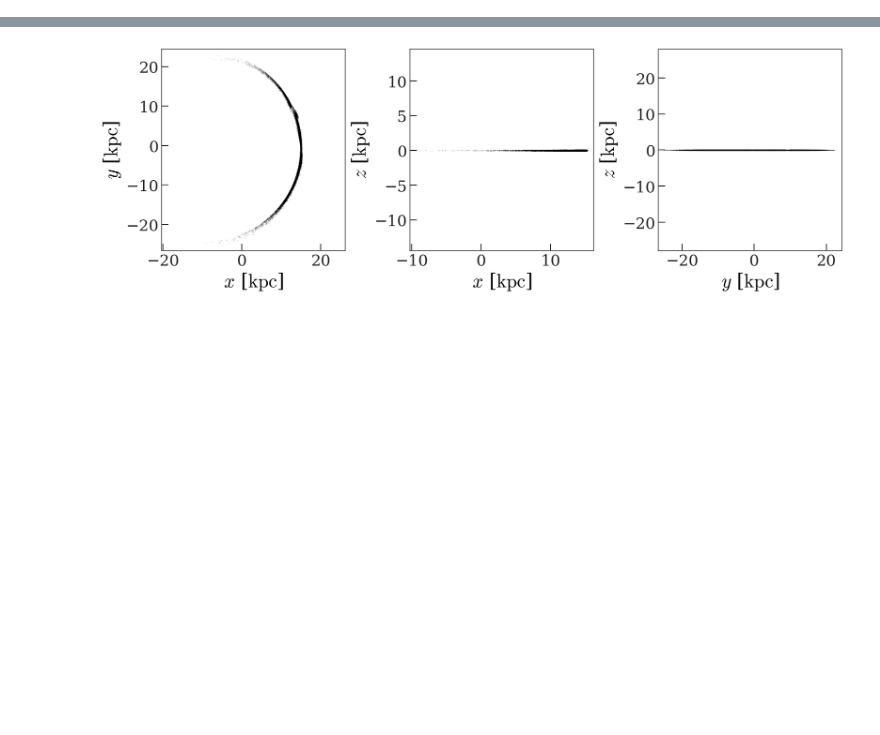
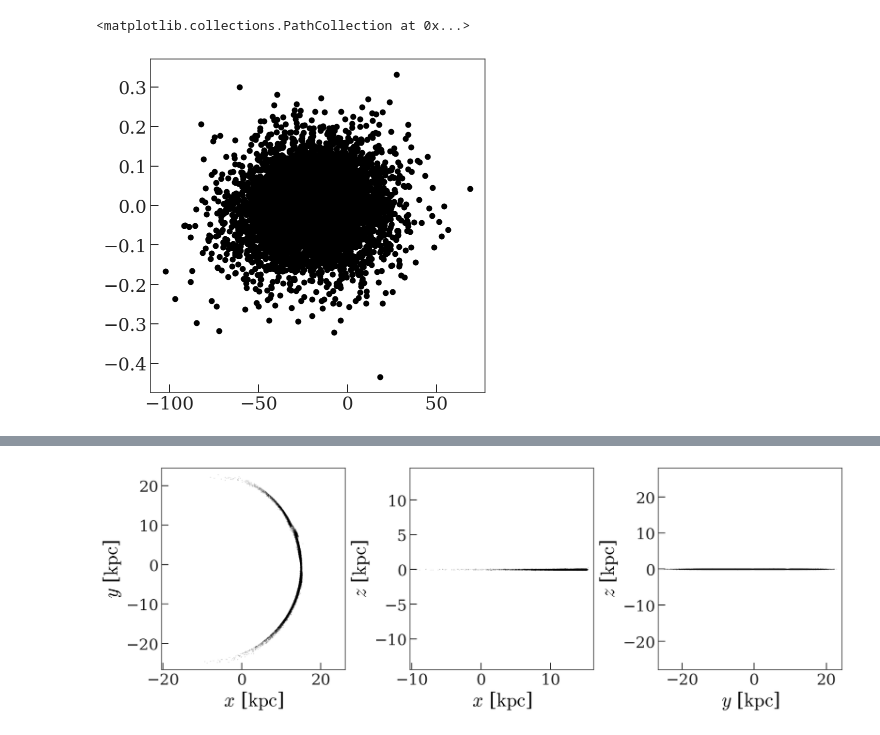
Before and after one commit to adrn/dark-sectors-mw, a Jupyter notebook: notebooks/Stream-gap-sim.ipynb, the cells around one changed output, grey strips where cells are left out. Saved outputs shown, nothing was run; the diff lists cells and outputs as text; code cells hidden in the pictures; blank space fills up the shorter version.

```diff
--- a/notebooks/Stream-gap-sim.ipynb
+++ b/notebooks/Stream-gap-sim.ipynb
@@ -56,0 +58,5 @@ impact_site.plot(color="r", axes=fig.axes, autolim=False, zorder=100);
+# %%
+plt.scatter(derp.phi1.degree, derp.phi2.degree)
+# %% [output]
+<matplotlib.collections.PathCollection at 0x...>
+[figure, added]
```
Also changed, not shown: parts of 15 cells of this notebook, 2 other files.
